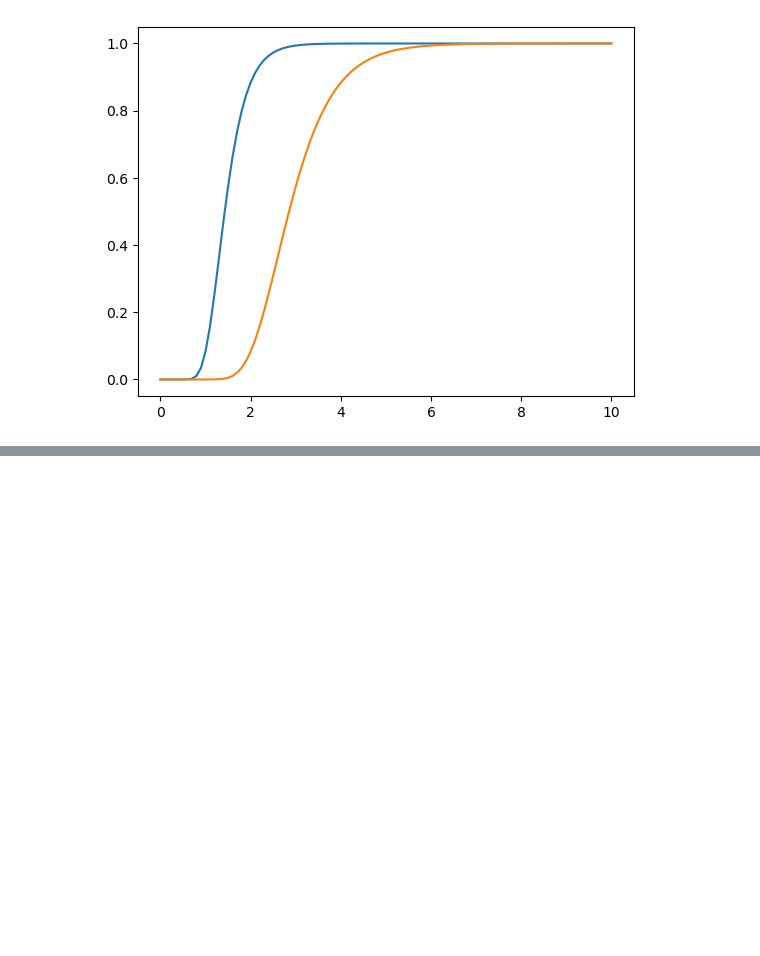
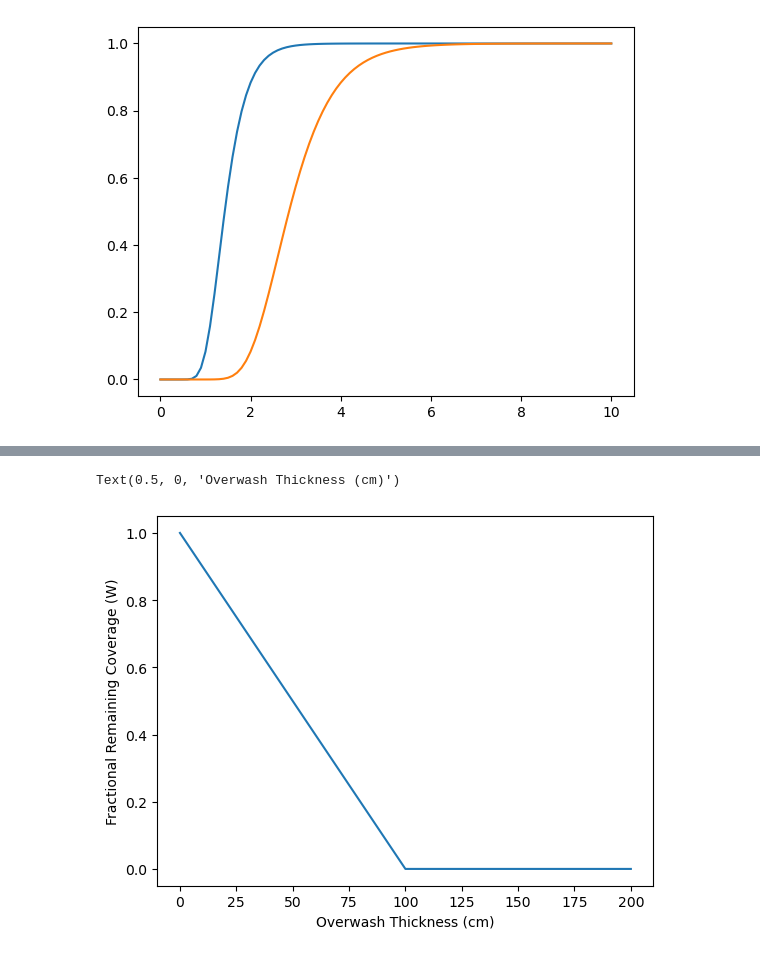
Before and after one commit to csherwood-usgs/Dorian_recovery, a Jupyter notebook: growth_model.ipynb, the cells around one changed output, grey strips where cells are left out. Cells and saved outputs as stored; diff of their text form; code cells hidden in the pictures; blank space fills up the shorter version.

```diff
--- a/growth_model.ipynb
+++ b/growth_model.ipynb
@@ -22,0 +93,14 @@ plt.plot(t,W2)
+# %%
+def W_thick(thick, Wmin=1.e-4):
+    Wt = 1.-thick/100.
+    Wt[Wt<=Wmin]=Wmin
+    return Wt
+
+thick = np.linspace(0,200,201)
+Wt= W_thick(thick)
+plt.plot(thick,Wt)
+plt.ylabel('Fractional Remaining Coverage (W)')
+plt.xlabel('Overwash Thickness (cm)')
+# %% [output]
+Text(0.5, 0, 'Overwash Thickness (cm)')
+[figure, added]
```
Also changed, not shown: parts of 6 cells of this notebook.
